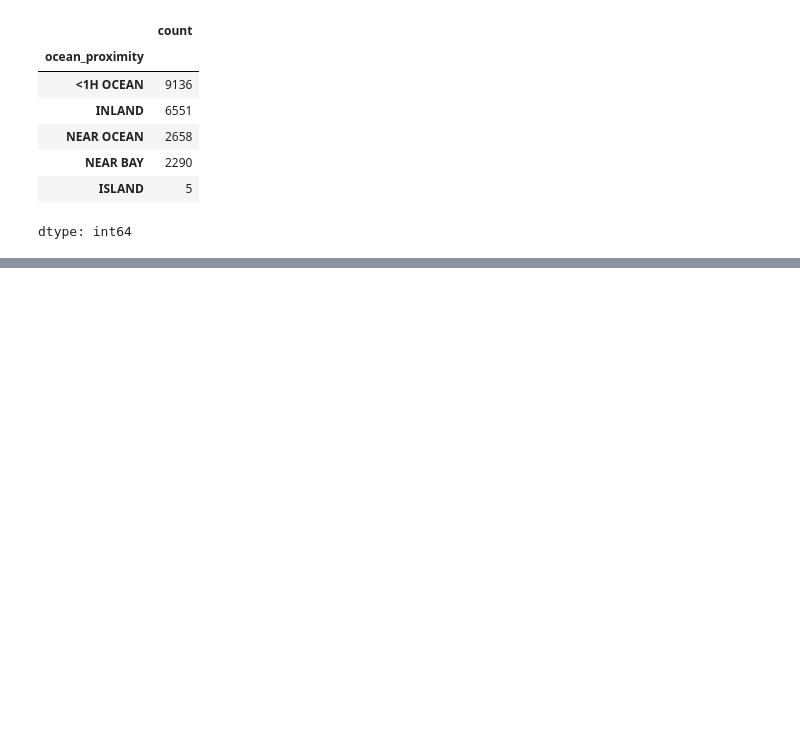
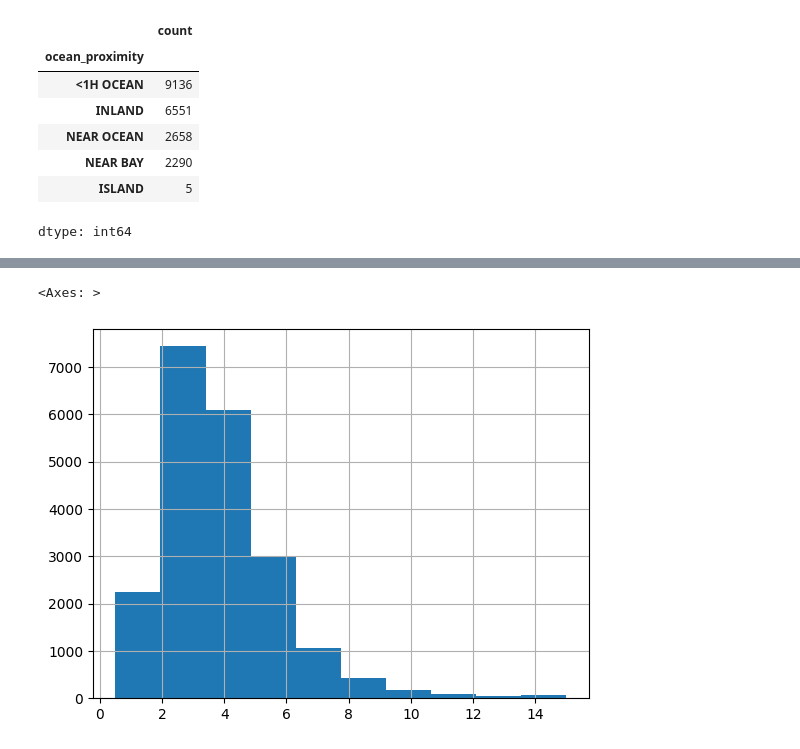
Before and after one commit to kamilakhtar015/CaliHousing-PricePred, a Jupyter notebook: Housing_Corp.ipynb, the cells around one changed output, grey strips where cells are left out. Saved outputs shown, nothing was run; the diff lists cells and outputs as text; code cells hidden in the pictures; blank space fills up the shorter version.

```diff
--- a/Housing_Corp.ipynb
+++ b/Housing_Corp.ipynb
@@ -100,0 +132,5 @@ housing.describe()
+# %%
+housing["median_income"].hist()
+# %% [output]
+<Axes: >
+[figure, added]
```
Also changed, not shown: parts of 12 cells of this notebook.
